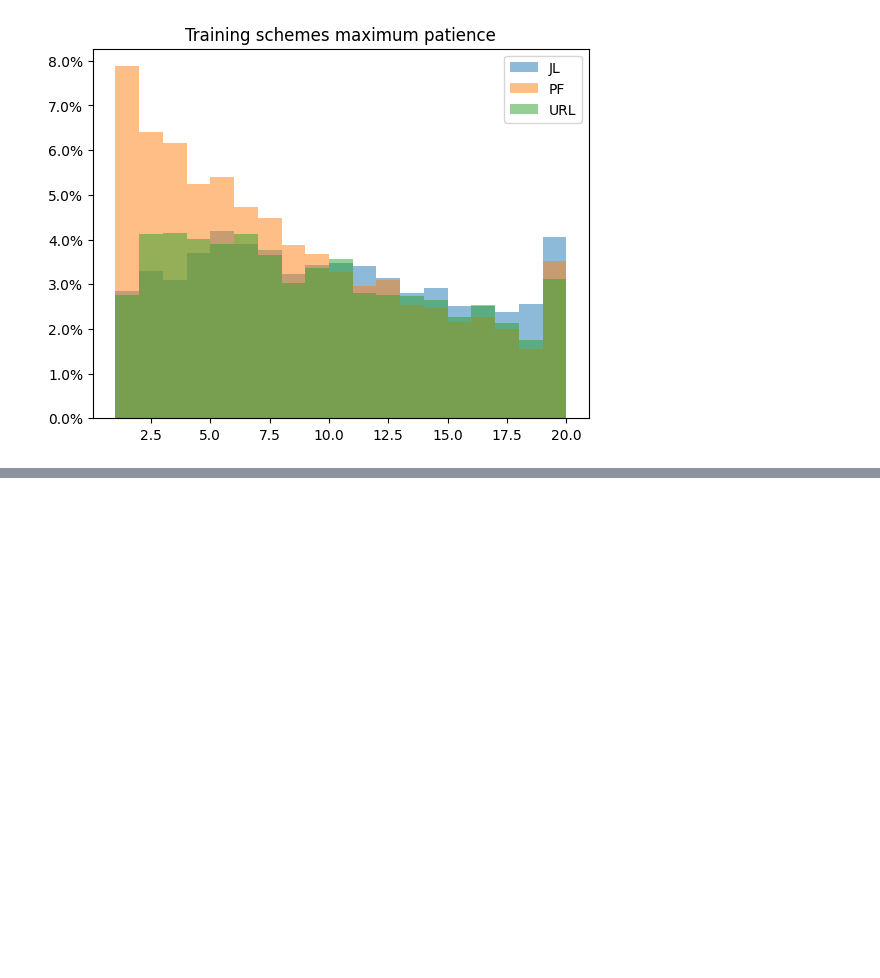
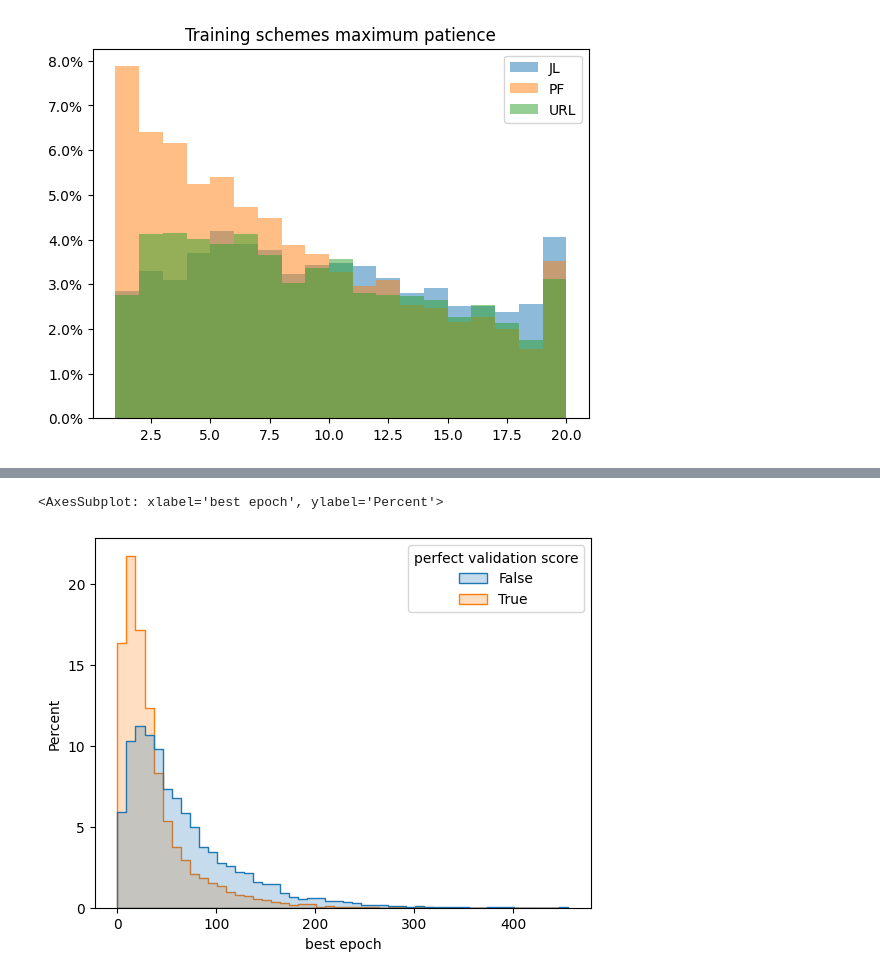
Before and after one commit to ITU-Thesis/graphworld, a Jupyter notebook: evaluation/preliminary_experiments.ipynb, the cells around one changed output, grey strips where cells are left out. Cells and saved outputs as stored; diff of their text form; code cells hidden in the pictures; blank space fills up the shorter version.

```diff
--- a/evaluation/preliminary_experiments.ipynb
+++ b/evaluation/preliminary_experiments.ipynb
@@ -42,6 +54,6 @@ df = read_processed_shards(PROCESSED_DIR)
 # %%
-def get_convergence(series, patience):
-    return len(series) - patience
+def get_convergence(series):
+    return np.array(series).argmax()
 # %%
 def get_max_patience(series):
     best = float('-inf')
@@ -200,0 +324,14 @@ plot_convergence_and_patience(must_have=must_have, bins=range(1,21))
+# %%
+df_ssl_temp['best epoch'] = df_ssl_temp['downstream_val_tuning_metrics'].apply(lambda x: get_convergence(x))
+df_ssl_temp['max epoch before improvement'] = df_ssl_temp['downstream_val_tuning_metrics'].apply(lambda x: get_max_patience(x))
+df_ssl_temp['perfect validation score'] = df_ssl_temp['downstream_val_tuning_metrics'].apply(lambda x: 1.0 in x)
+
+
+df_ssl2['best epoch'] = df_ssl2['downstream_val_tuning_metrics'].apply(lambda x: get_convergence(x))
+df_ssl2['max epoch before improvement'] = df_ssl2['downstream_val_tuning_metrics'].apply(lambda x: get_max_patience(x))
+df_ssl2['perfect validation score'] = df_ssl2['downstream_val_tuning_metrics'].apply(lambda x: 1.0 in x)
+# %%
+sns.histplot(df_ssl_temp, x='best epoch', common_norm=False, hue = 'perfect validation score', stat='percent', element='step', fill=True, bins=50)
+# %% [output]
+<AxesSubplot: xlabel='best epoch', ylabel='Percent'>
+[figure, added]
```
Also changed, not shown: parts of 12 cells of this notebook, 2 other files.
